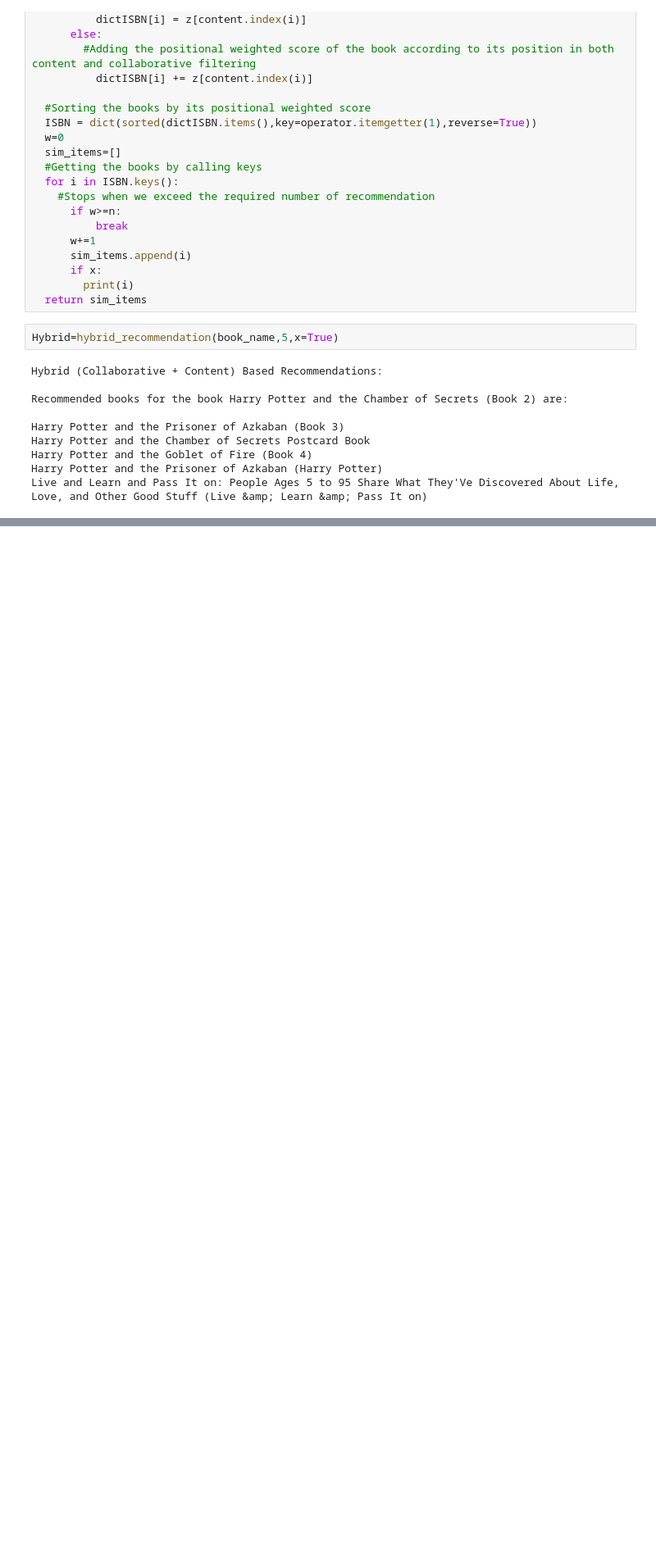
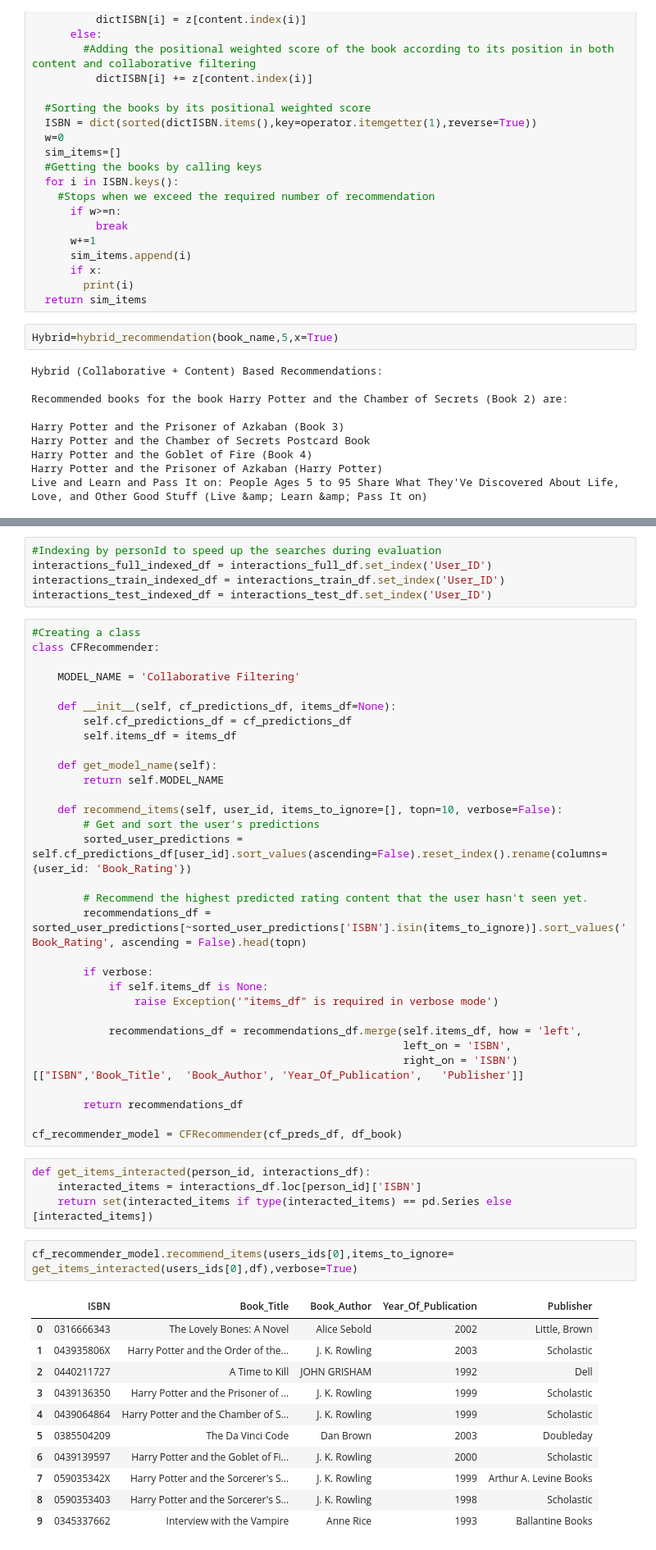
Before and after one commit to AjaharDaroga/BOOK_RECOMMENDATION_SYSTEM, a Jupyter notebook: book_recommendation_system.ipynb, the cells around one changed output, grey strips where cells are left out. Shown at 82% size. Drawn from its saved outputs; the diff is of its cells as text; blank space fills up the shorter version.

```diff
--- a/book_recommendation_system.ipynb
+++ b/book_recommendation_system.ipynb
@@ -1220,0 +1431,54 @@ Live and Learn and Pass It on: People Ages 5 to 95 Share What They'Ve Discovered
+# %%
+#Indexing by personId to speed up the searches during evaluation
+interactions_full_indexed_df = interactions_full_df.set_index('User_ID')
+interactions_train_indexed_df = interactions_train_df.set_index('User_ID')
+interactions_test_indexed_df = interactions_test_df.set_index('User_ID')
+# %%
+#Creating a class
+class CFRecommender:
+
+    MODEL_NAME = 'Collaborative Filtering'
+
+    def __init__(self, cf_predictions_df, items_df=None):
+        self.cf_predictions_df = cf_predictions_df
+        self.items_df = items_df
+
+    def get_model_name(self):
+        return self.MODEL_NAME
+
+    def recommend_items(self, user_id, items_to_ignore=[], topn=10, verbose=False):
+        # Get and sort the user's predictions
+        sorted_user_predictions = self.cf_predictions_df[user_id].sort_values(ascending=False).reset_index().rename(columns={user_id: 'Book_Rating'})
+
+        # Recommend the highest predicted rating content that the user hasn't seen yet.
+        recommendations_df = sorted_user_predictions[~sorted_user_predictions['ISBN'].isin(items_to_ignore)].sort_values('Book_Rating', ascending = False).head(topn)
+
+        if verbose:
+            if self.items_df is None:
+                raise Exception('"items_df" is required in verbose mode')
+
+            recommendations_df = recommendations_df.merge(self.items_df, how = 'left',
+                                                          left_on = 'ISBN',
+                                                          right_on = 'ISBN')[["ISBN",'Book_Title',	'Book_Author', 'Year_Of_Publication',	'Publisher']]
+
+        return recommendations_df
+
+cf_recommender_model = CFRecommender(cf_preds_df, df_book)
+# %%
+def get_items_interacted(person_id, interactions_df):
+    interacted_items = interactions_df.loc[person_id]['ISBN']
+    return set(interacted_items if type(interacted_items) == pd.Series else [interacted_items])
+# %%
+cf_recommender_model.recommend_items(users_ids[0],items_to_ignore= get_items_interacted(users_ids[0],df),verbose=True)
+# %% [output]
+|  | ISBN | Book_Title | Book_Author | Year_Of_Publication | Publisher |
+| 0 | 0316666343 | The Lovely Bones: A Novel | Alice Sebold | 2002 | Little, Brown |
+| 1 | 043935806X | Harry Potter and the Order of the... | J. K. Rowling | 2003 | Scholastic |
+| 2 | 0440211727 | A Time to Kill | JOHN GRISHAM | 1992 | Dell |
+| 3 | 0439136350 | Harry Potter and the Prisoner of ... | J. K. Rowling | 1999 | Scholastic |
+| 4 | 0439064864 | Harry Potter and the Chamber of S... | J. K. Rowling | 1999 | Scholastic |
+| 5 | 0385504209 | The Da Vinci Code | Dan Brown | 2003 | Doubleday |
+| 6 | 0439139597 | Harry Potter and the Goblet of Fi... | J. K. Rowling | 2000 | Scholastic |
+| 7 | 059035342X | Harry Potter and the Sorcerer's S... | J. K. Rowling | 1999 | Arthur A. Levine Books |
+| 8 | 0590353403 | Harry Potter and the Sorcerer's S... | J. K. Rowling | 1998 | Scholastic |
+| 9 | 0345337662 | Interview with the Vampire | Anne Rice | 1993 | Ballantine Books |
```
Also changed, not shown: parts of 25 cells of this notebook.
